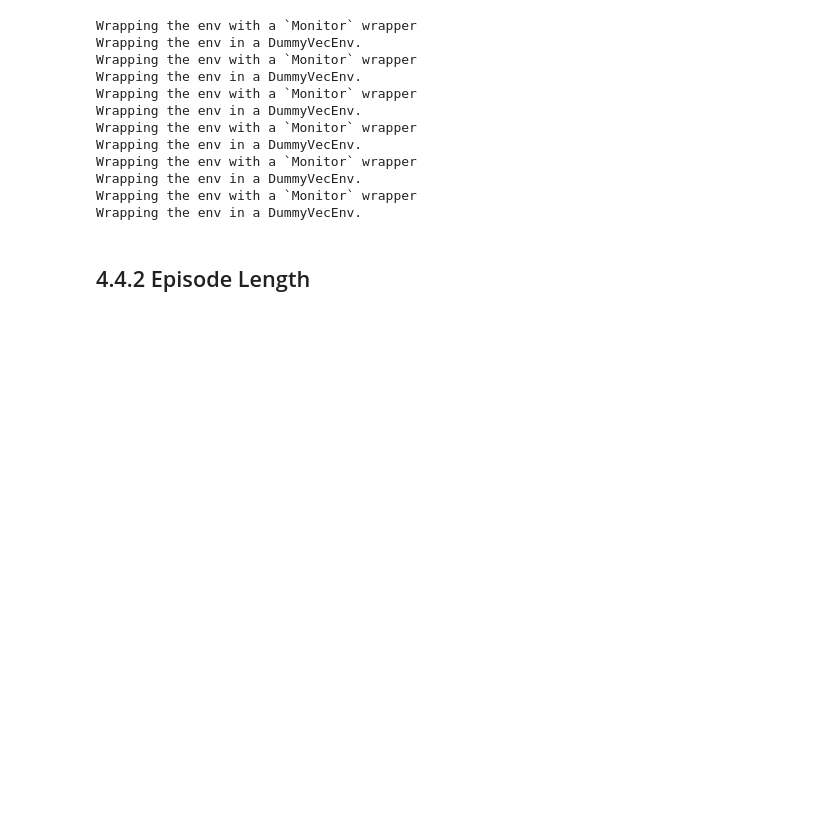
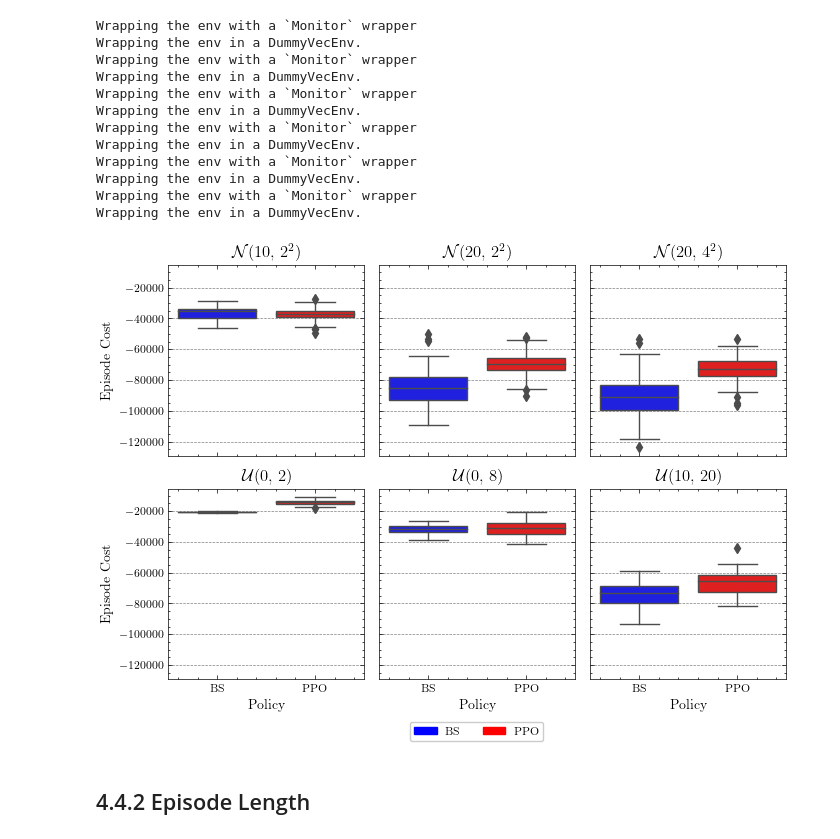
Before and after one commit to limmerja/Resilient-Supply-Chains, a Jupyter notebook: plots.ipynb, the cells around one changed output. Cells and saved outputs as stored; diff of their text form; code cells hidden in the pictures; blank space fills up the shorter version.

Commit message:
added distribution sensitivity boxplots

```diff
--- a/plots.ipynb
+++ b/plots.ipynb
@@ -222,6 +221,10 @@ Wrapping the env with a `Monitor` wrapper
 Wrapping the env in a DummyVecEnv.
 Wrapping the env with a `Monitor` wrapper
 Wrapping the env in a DummyVecEnv.
+# %%
+create_distribution_boxplots(demand_distributions, width)
+# %% [output]
+[figure, added]
 # %% [markdown]
 ## 4.4.2 Episode Length
 # %%
```
Also changed, not shown: parts of 7 cells of this notebook, 12 other files.
